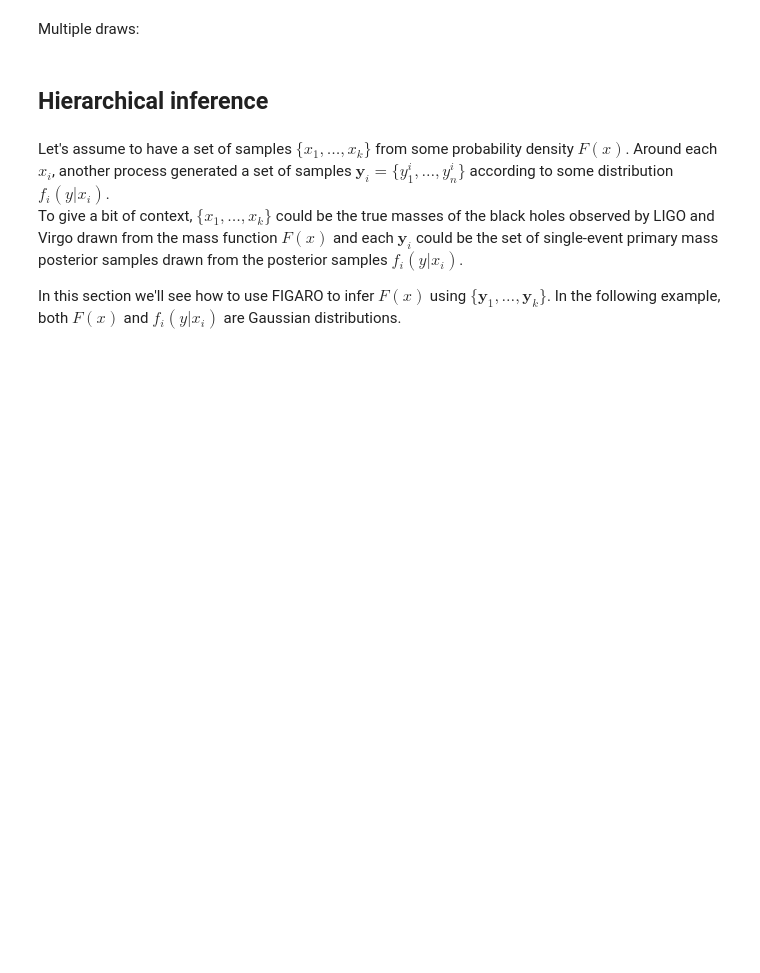
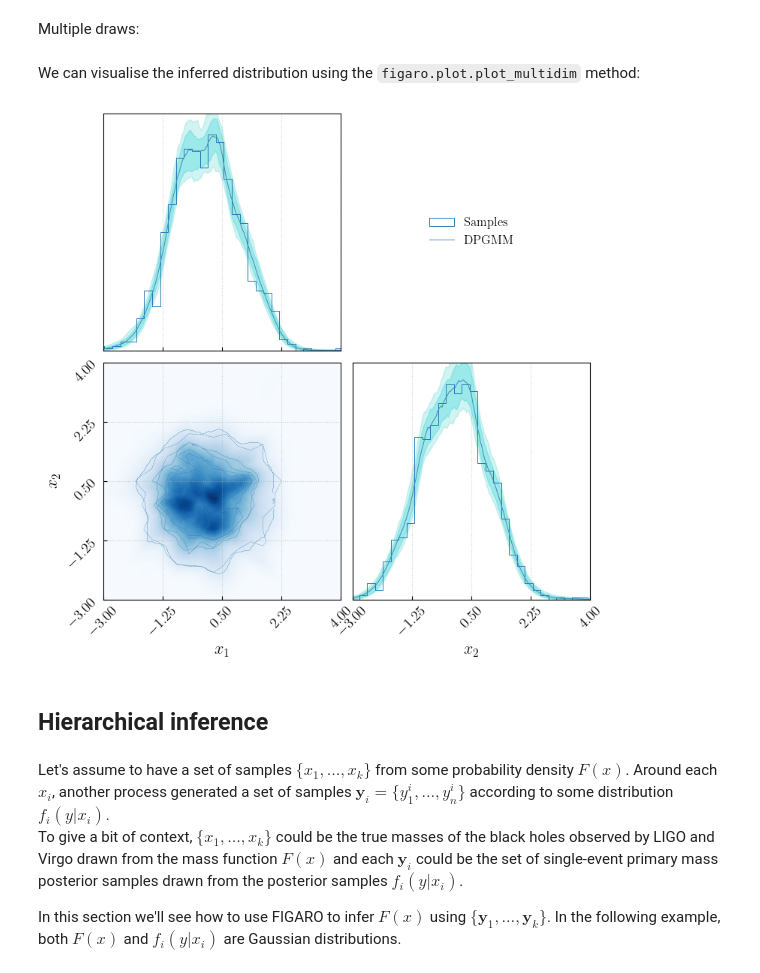
Before and after one commit to sterinaldi/FIGARO, a Jupyter notebook: notebooks/introductive_guide.ipynb, the cells around one changed output. Saved outputs shown, nothing was run; the diff lists cells and outputs as text; code cells hidden in the pictures; blank space fills up the shorter version.

```diff
--- a/notebooks/introductive_guide.ipynb
+++ b/notebooks/introductive_guide.ipynb
@@ -255,7 +295,9 @@ x_max = 5
 y_min = -5
 y_max = 5
 
-mix_2d = DPGMM([[x_min, x_max],[y_min, y_max]])
+bounds = [[x_min, x_max],[y_min, y_max]]
+
+mix_2d = DPGMM(bounds, prior_pars = get_priors(bounds, samples, scale = 3))
 # %% [markdown]
 The inference runs exactly as before:
 # %%
@@ -280,6 +324,17 @@ draws = []
 
 for _ in tqdm(range(n_draws)):
     draws.append(mix_2d.density_from_samples(samples))
+# %% [markdown]
+We can visualise the inferred distribution using the `figaro.plot.plot_multidim` method:
+# %%
+from figaro.plot import plot_multidim
+
+plot_multidim(draws,
+              samples = samples,
+              save = False,
+              )
+# %% [output]
+[figure, added]
 # %% [markdown]
 ## Hierarchical inference
 # %% [markdown]
```
Also changed, not shown: parts of 33 cells of this notebook.
